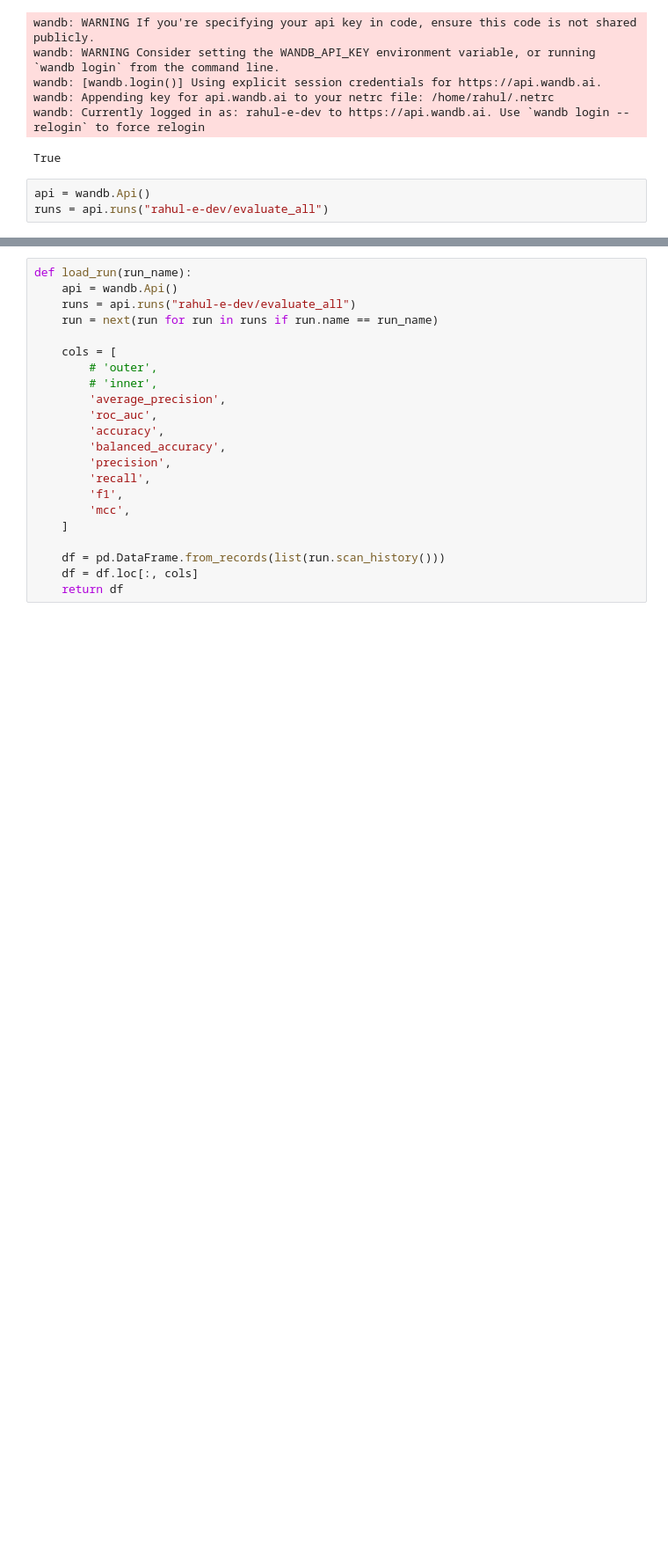
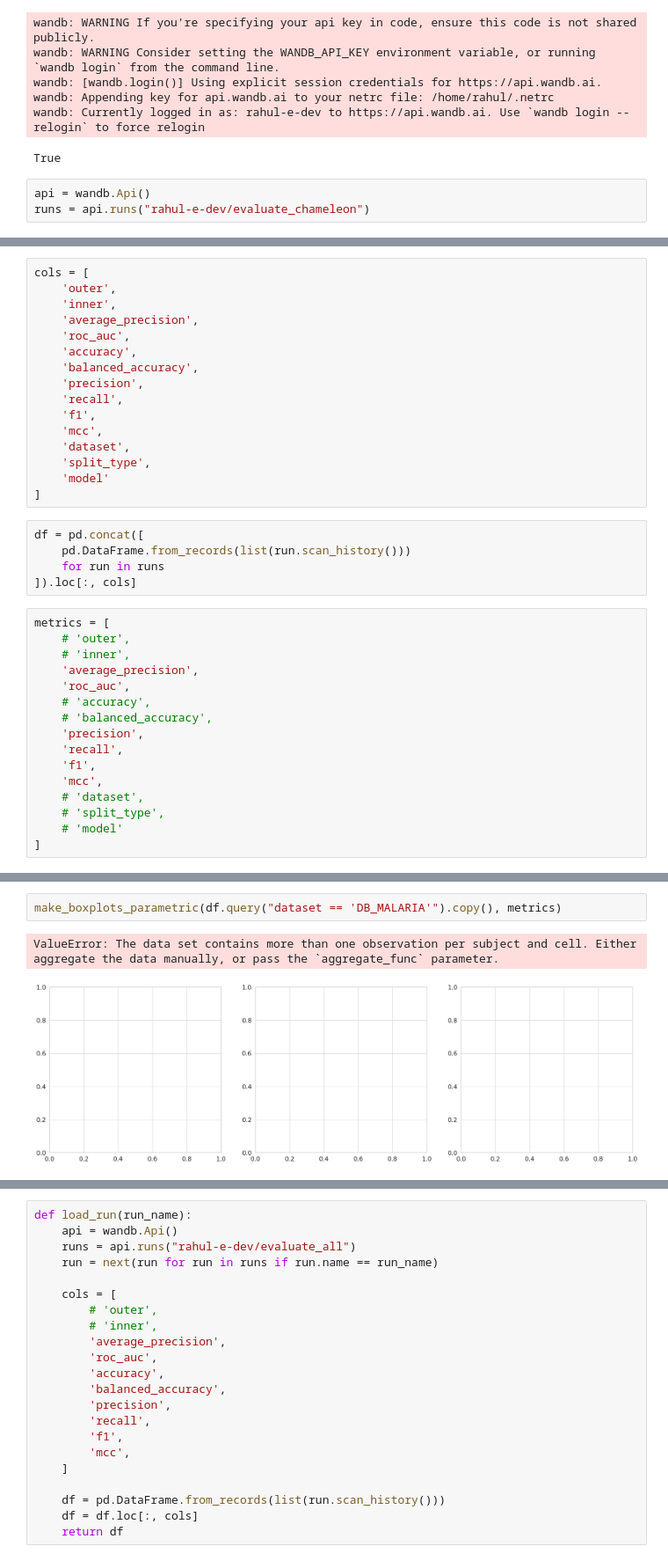
Before and after one commit to rahuldeve/delta, a Jupyter notebook: stats.ipynb, the cells around one changed output, grey strips where cells are left out. Shown at 88% size. Saved outputs shown, nothing was run; the diff lists cells and outputs as text; blank space fills up the shorter version.

```diff
--- a/stats.ipynb
+++ b/stats.ipynb
@@ -13,4 +13,4 @@ wandb: Currently logged in as: rahul-e-dev to https://api.wandb.ai. Use `wandb l
 True
 # %%
 api = wandb.Api()
-runs = api.runs("rahul-e-dev/evaluate_all")
+runs = api.runs("rahul-e-dev/evaluate_chameleon")
@@ -22,0 +25,37 @@ a.tags
+# %%
+cols = [
+    'outer',
+    'inner',
+    'average_precision',
+    'roc_auc',
+    'accuracy',
+    'balanced_accuracy',
+    'precision',
+    'recall',
+    'f1',
+    'mcc',
+    'dataset',
+    'split_type',
+    'model'
+]
+# %%
+df = pd.concat([
+    pd.DataFrame.from_records(list(run.scan_history()))
+    for run in runs
+]).loc[:, cols]
+# %%
+metrics = [
+    # 'outer',
+    # 'inner',
+    'average_precision',
+    'roc_auc',
+    # 'accuracy',
+    # 'balanced_accuracy',
+    'precision',
+    'recall',
+    'f1',
+    'mcc',
+    # 'dataset',
+    # 'split_type',
+    # 'model'
+]
@@ -22,0 +167,5 @@ a.tags
+# %%
+make_boxplots_parametric(df.query("dataset == 'DB_MALARIA'").copy(), metrics)
+# %% [output]
+ValueError: The data set contains more than one observation per subject and cell. Either aggregate the data manually, or pass the `aggregate_func` parameter.
+[figure, added]
```
Also changed, not shown: parts of 18 cells of this notebook, 1 other file.
